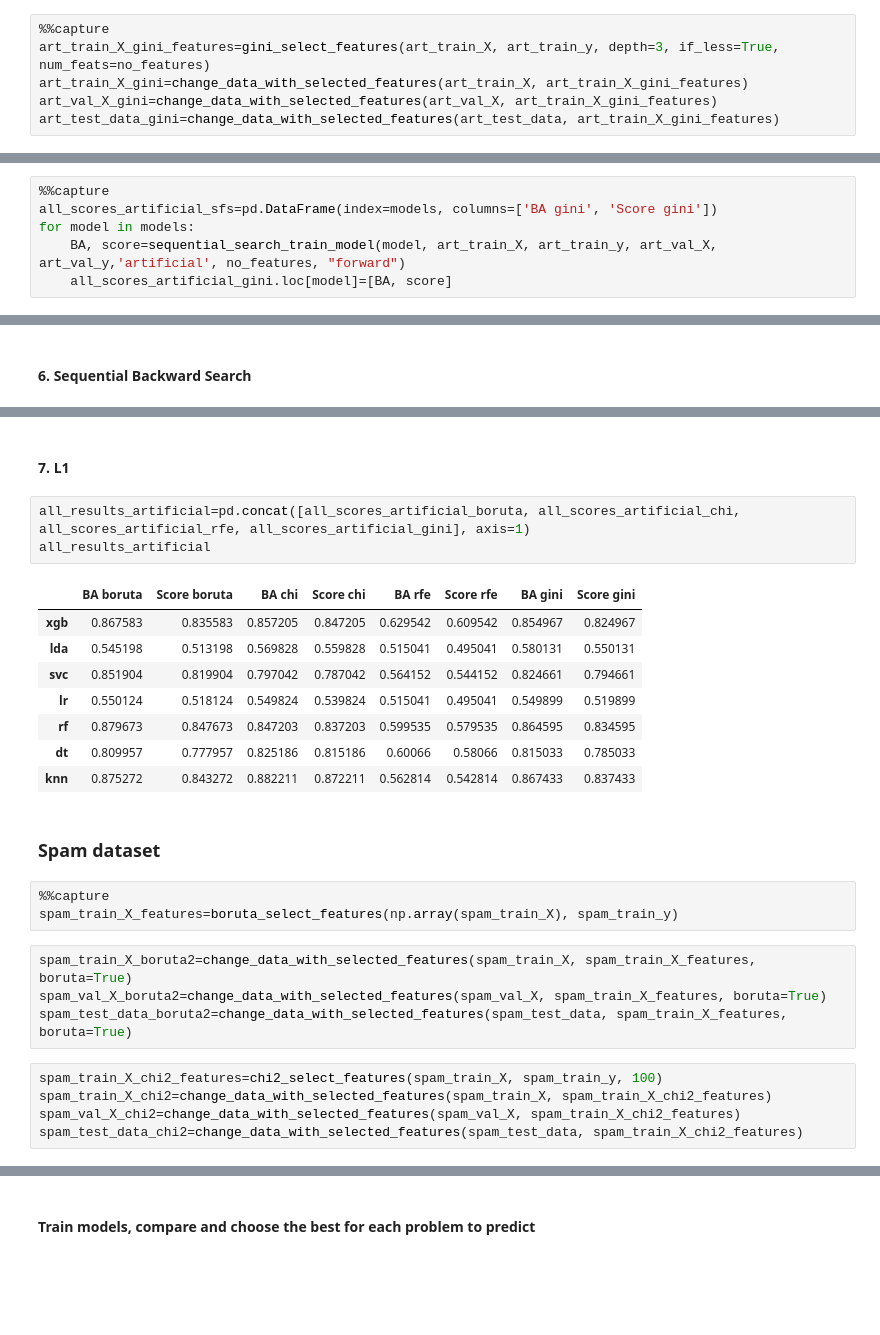
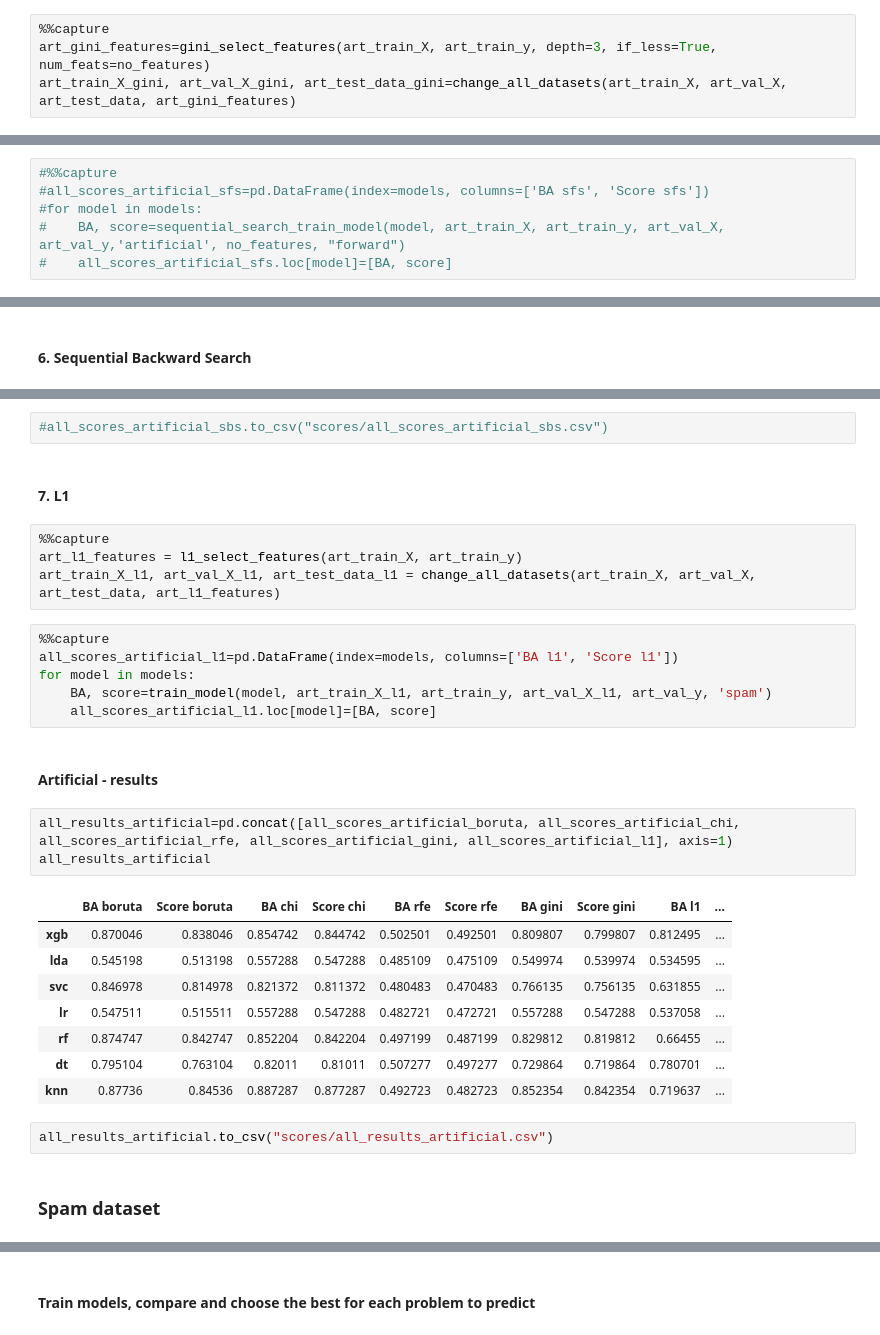
Before and after one commit to kaczmareka/aml_project2, a Jupyter notebook: experiments.ipynb, the cells around one changed output, grey strips where cells are left out. Cells and saved outputs as stored; diff of their text form; blank space fills up the shorter version.

```diff
--- a/experiments.ipynb
+++ b/experiments.ipynb
@@ -99,10 +96,8 @@ for model in models:
 #### 4. Gini
 # %%
 %%capture
-art_train_X_gini_features=gini_select_features(art_train_X, art_train_y, depth=3, if_less=True, num_feats=no_features)
-art_train_X_gini=change_data_with_selected_features(art_train_X, art_train_X_gini_features)
-art_val_X_gini=change_data_with_selected_features(art_val_X, art_train_X_gini_features)
-art_test_data_gini=change_data_with_selected_features(art_test_data, art_train_X_gini_features)
+art_gini_features=gini_select_features(art_train_X, art_train_y, depth=3, if_less=True, num_feats=no_features)
+art_train_X_gini, art_val_X_gini, art_test_data_gini=change_all_datasets(art_train_X, art_val_X, art_test_data, art_gini_features)
 # %%
 %%capture
 all_scores_artificial_gini=pd.DataFrame(index=models, columns=['BA gini', 'Score gini'])
@@ -112,8 +107,8 @@ for model in models:
 # %% [markdown]
 #### 5. Sequential Forward Search
 # %%
-%%capture
-all_scores_artificial_sfs=pd.DataFrame(index=models, columns=['BA gini', 'Score gini'])
-for model in models:
-    BA, score=sequential_search_train_model(model, art_train_X, art_train_y, art_val_X, art_val_y,'artificial', no_features, "forward")
-    all_scores_artificial_gini.loc[model]=[BA, score]
+#%%capture
+#all_scores_artificial_sfs=pd.DataFrame(index=models, columns=['BA sfs', 'Score sfs'])
+#for model in models:
+#    BA, score=sequential_search_train_model(model, art_train_X, art_train_y, art_val_X, art_val_y,'artificial', no_features, "forward")
+#    all_scores_artificial_sfs.loc[model]=[BA, score]
@@ -122,28 +125,32 @@ for model in models:
+# %%
+#all_scores_artificial_sbs.to_csv("scores/all_scores_artificial_sbs.csv")
 # %% [markdown]
 #### 7. L1
+# %%
+%%capture
+art_l1_features = l1_select_features(art_train_X, art_train_y)
+art_train_X_l1, art_val_X_l1, art_test_data_l1 = change_all_datasets(art_train_X, art_val_X, art_test_data, art_l1_features)
+# %%
+%%capture
+all_scores_artificial_l1=pd.DataFrame(index=models, columns=['BA l1', 'Score l1'])
+for model in models:
+    BA, score=train_model(model, art_train_X_l1, art_train_y, art_val_X_l1, art_val_y, 'spam')
+    all_scores_artificial_l1.loc[model]=[BA, score]
+# %% [markdown]
+#### Artificial - results
 # %%
-all_results_artificial=pd.concat([all_scores_artificial_boruta, all_scores_artificial_chi, all_scores_artificial_rfe, all_scores_artificial_gini], axis=1)
+all_results_artificial=pd.concat([all_scores_artificial_boruta, all_scores_artificial_chi, all_scores_artificial_rfe, all_scores_artificial_gini, all_scores_artificial_l1], axis=1)
 all_results_artificial
 # %% [output]
-|  | BA boruta | Score boruta | BA chi | Score chi | BA rfe | Score rfe | BA gini | Score gini |
-| xgb | 0.867583 | 0.835583 | 0.857205 | 0.847205 | 0.629542 | 0.609542 | 0.854967 | 0.824967 |
-| lda | 0.545198 | 0.513198 | 0.569828 | 0.559828 | 0.515041 | 0.495041 | 0.580131 | 0.550131 |
-| svc | 0.851904 | 0.819904 | 0.797042 | 0.787042 | 0.564152 | 0.544152 | 0.824661 | 0.794661 |
-| lr | 0.550124 | 0.518124 | 0.549824 | 0.539824 | 0.515041 | 0.495041 | 0.549899 | 0.519899 |
-| rf | 0.879673 | 0.847673 | 0.847203 | 0.837203 | 0.599535 | 0.579535 | 0.864595 | 0.834595 |
-| dt | 0.809957 | 0.777957 | 0.825186 | 0.815186 | 0.60066 | 0.58066 | 0.815033 | 0.785033 |
-| knn | 0.875272 | 0.843272 | 0.882211 | 0.872211 | 0.562814 | 0.542814 | 0.867433 | 0.837433 |
+|  | BA boruta | Score boruta | BA chi | Score chi | BA rfe | Score rfe | BA gini | Score gini | BA l1 | ... |
+| xgb | 0.870046 | 0.838046 | 0.854742 | 0.844742 | 0.502501 | 0.492501 | 0.809807 | 0.799807 | 0.812495 | ... |
+| lda | 0.545198 | 0.513198 | 0.557288 | 0.547288 | 0.485109 | 0.475109 | 0.549974 | 0.539974 | 0.534595 | ... |
+| svc | 0.846978 | 0.814978 | 0.821372 | 0.811372 | 0.480483 | 0.470483 | 0.766135 | 0.756135 | 0.631855 | ... |
+| lr | 0.547511 | 0.515511 | 0.557288 | 0.547288 | 0.482721 | 0.472721 | 0.557288 | 0.547288 | 0.537058 | ... |
+| rf | 0.874747 | 0.842747 | 0.852204 | 0.842204 | 0.497199 | 0.487199 | 0.829812 | 0.819812 | 0.66455 | ... |
+| dt | 0.795104 | 0.763104 | 0.82011 | 0.81011 | 0.507277 | 0.497277 | 0.729864 | 0.719864 | 0.780701 | ... |
+| knn | 0.87736 | 0.84536 | 0.887287 | 0.877287 | 0.492723 | 0.482723 | 0.852354 | 0.842354 | 0.719637 | ... |
+# %%
+all_results_artificial.to_csv("scores/all_results_artificial.csv")
 # %% [markdown]
 ### Spam dataset
-# %%
-%%capture
-spam_train_X_features=boruta_select_features(np.array(spam_train_X), spam_train_y)
-# %%
-spam_train_X_boruta2=change_data_with_selected_features(spam_train_X, spam_train_X_features, boruta=True)
-spam_val_X_boruta2=change_data_with_selected_features(spam_val_X, spam_train_X_features, boruta=True)
-spam_test_data_boruta2=change_data_with_selected_features(spam_test_data, spam_train_X_features, boruta=True)
-# %%
-spam_train_X_chi2_features=chi2_select_features(spam_train_X, spam_train_y, 100)
-spam_train_X_chi2=change_data_with_selected_features(spam_train_X, spam_train_X_chi2_features)
-spam_val_X_chi2=change_data_with_selected_features(spam_val_X, spam_train_X_chi2_features)
-spam_test_data_chi2=change_data_with_selected_features(spam_test_data, spam_train_X_chi2_features)
```
Also changed, not shown: parts of 65 cells of this notebook, 2 other files.
